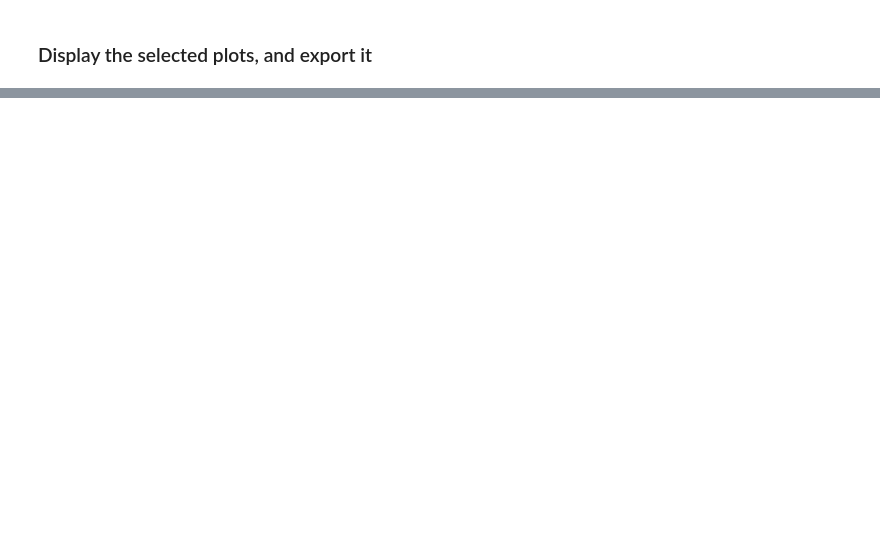
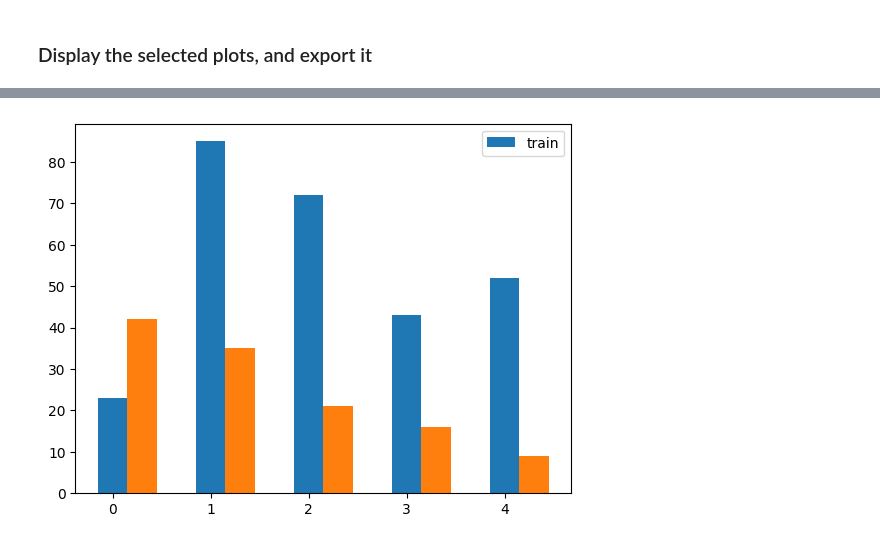
Before and after one commit to Fontanjo/typhon_exp, a Jupyter notebook: results.ipynb, the cells around one changed output, grey strips where cells are left out. Drawn from its saved outputs; the diff is of its cells as text; code cells hidden in the pictures; blank space fills up the shorter version.

Commit message:
Add new results visualization

```diff
--- a/results.ipynb
+++ b/results.ipynb
@@ -179,0 +212,10 @@ train_loss_ds
+# %%
+data1 = [23,85, 72, 43, 52]
+data2 = [42, 35, 21, 16, 9]
+width =0.3
+plt.bar(np.arange(len(data1)), data1, width=width, label='train')
+plt.bar(np.arange(len(data2))+ width, data2, width=width)
+plt.legend()
+plt.show()
+# %% [output]
+[figure, added]
```
Also changed, not shown: parts of 6 cells of this notebook, 2 other files.
